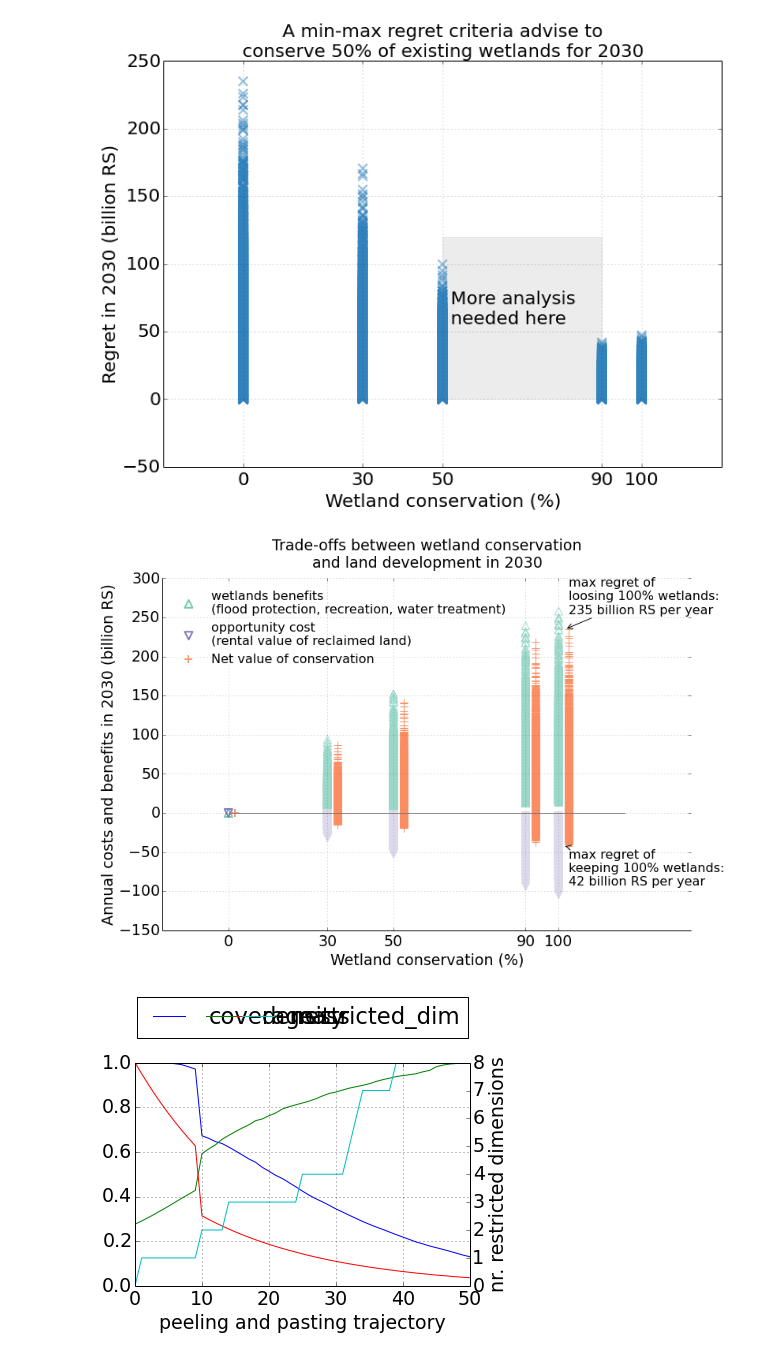
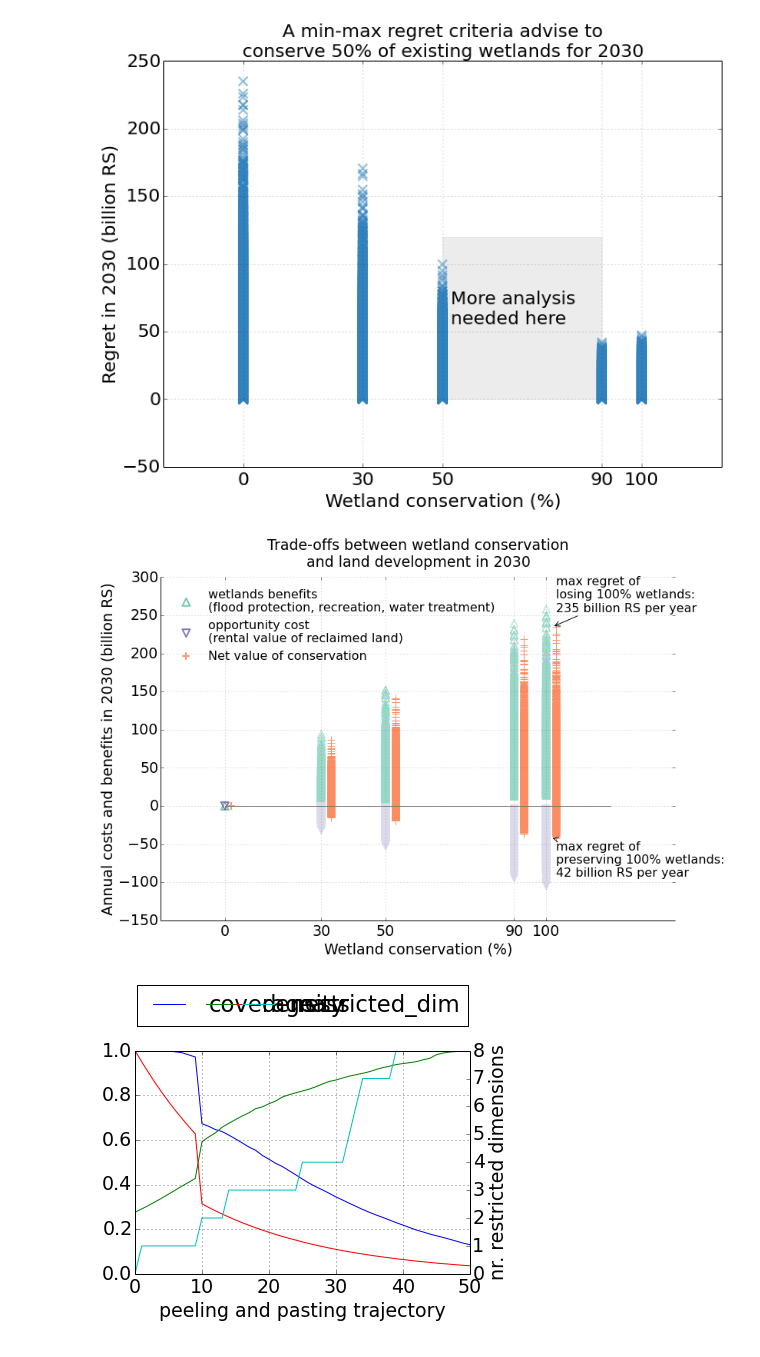
Before and after one commit to julierozz/create_files_for_mike11, a Jupyter notebook: wetland_vs_lake_vs_land-reverse-2030.ipynb, the cells around one changed output. Cells and saved outputs as stored; diff of their text form; code cells hidden in the pictures.

```diff
--- a/wetland_vs_lake_vs_land-reverse-2030.ipynb
+++ b/wetland_vs_lake_vs_land-reverse-2030.ipynb
@@ -185,40 +180,40 @@ for i, (name, group) in enumerate(grouped):
 
 
     if i==4:
-        ax.annotate("max regret of\nkeeping {}% wetlands:\n{} billion RS per year".format(int(name),-np.rint(min(yn))).replace(".0",""),\
+        ax.annotate("max regret of\npreserving {}% wetlands:\n{} billion RS per year".format(int(name),-np.rint(min(yn))).replace(".0",""),\
                     xy=(int(name)+2,min(yn)), xycoords='data',
                         xytext=(int(name)+3,min(yn)-50), textcoords='data',
                         arrowprops=dict(arrowstyle="->",
                                         connectionstyle="arc3"),fontsize=16)
 
-        ax.annotate("max regret of\nloosing 100% wetlands:\n{} billion RS per year".format(np.rint(max(yn))).replace(".0",""),
+        ax.annotate("max regret of\nlosing 100% wetlands:\n{} billion RS per year".format(np.rint(max(yn))).replace(".0",""),
                     xy=(int(name)+2, max(yn)), xycoords='data',
                     xytext=(int(name)+3, max(yn)+20), textcoords='data',
                     arrowprops=dict(arrowstyle="->",
                                     connectionstyle="arc3"),
                     fontsize=16
                     )
 
 plt.xticks([0,30,50,90,100])
 #aa = ["{}%".format(i) for i in [0,30,50,90,100]]
 #ax.set_xticklabels(aa)
 
 ax.grid(which='major', alpha=0.5)
 #ax.set_xlim([0,120])
 #ax.set_ylim([-130,200])
 
 plt.ylabel('Annual costs and benefits in 2030 (billion RS)')
 plt.xlabel('Wetland conservation (%)')
 
 ax.spines['right'].set_visible(False)
 ax.spines['top'].set_visible(False)
 
 plt.title("Trade-offs between wetland conservation\nand land development in 2030",\
          y=1.02,fontsize=19)
 
 plt.savefig("report/min_max_regret_wetlands_rev.png",bbox_inches="tight",dpi=100)
 # %% [output]
-[figure, old version]
+[figure, new version]
 # %%
 from lib_for_prim import *
 # %%
```
Also changed, not shown: parts of 4 cells of this notebook, 4 other files.
